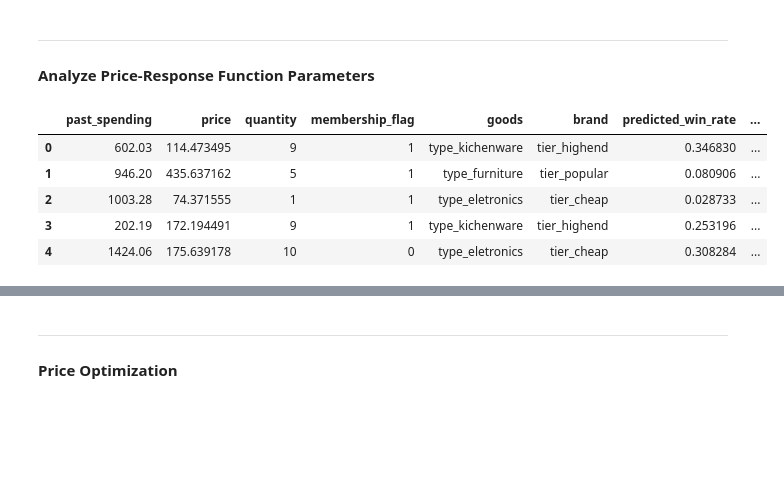
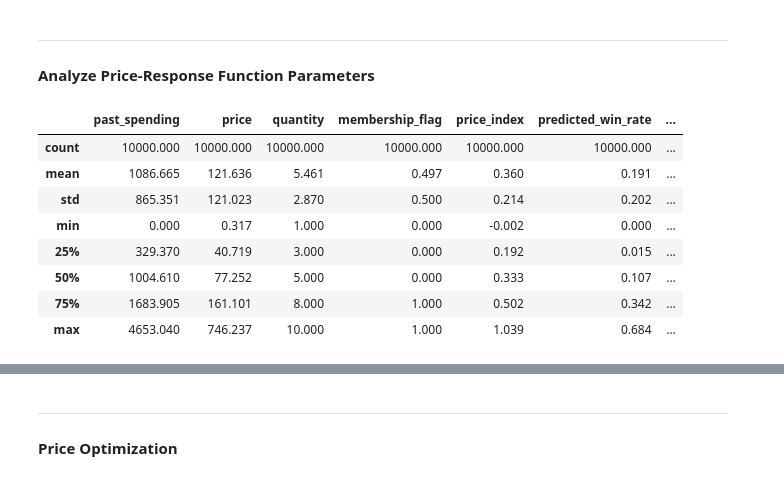
Before and after one commit to Q-shick/ecommerce_price_sensitivity, a Jupyter notebook: conversion-sensitivity-model.ipynb, the cells around one changed output, grey strips where cells are left out. Cells and saved outputs as stored; diff of their text form; code cells hidden in the pictures; blank space fills up the shorter version.

```diff
--- a/conversion-sensitivity-model.ipynb
+++ b/conversion-sensitivity-model.ipynb
@@ -126,13 +126,13 @@ class BiasParam(nn.Module):
     def __init__(self):
         super(BiasParam, self).__init__()
         self.hidden_layer = nn.Linear(12, 5)
-        self.relu_activation = nn.ReLU()
+        self.tanh_activation = nn.Tanh()
         self.output_layer = nn.Linear(5, 1)
         self.elu_activation = nn.ELU()
 
     def forward(self, x):
         x = self.hidden_layer(x)
-        x = self.relu_activation(x)
+        x = self.tanh_activation(x)
         x = self.output_layer(x)
         x = self.elu_activation(x)
         return x
@@ -279,36 +279,40 @@ ___
 # %%
 categorical_features_test = pd.concat(
     [
         pd.from_dummies(X_test[[x for x in training_data.columns if "goods_type" in x]], sep="_"),
         pd.from_dummies(X_test[[x for x in training_data.columns if "brand_tier" in x]], sep="_"),
     ],
     axis=1,
 ).reset_index()
 
 pred_test_params = pd.DataFrame({
     "predicted_win_rate": pred_win_rate_test.ravel(),
     "max_win_rate_param": pred_max_win_rate_test.ravel(),
     "bias_param": pred_bias_test.ravel(),
     "sensitivity_param": pred_sensitivity_test.ravel(),
 })
 
 pred_analysis = pd.concat(
     [
         X_test[["past_spending", "price", "quantity", "membership_flag"]].reset_index(),
         categorical_features_test,
+        price_test["price"].reset_index().drop(columns="index").rename(columns={"price": "price_index"}),
         pred_test_params,
     ],
     axis=1
 ).drop(columns="index")
 
-pred_analysis.head()
+pred_analysis.describe().round(3)
 # %% [output]
-|  | past_spending | price | quantity | membership_flag | goods | brand | predicted_win_rate | ... |
-| 0 | 602.03 | 114.473495 | 9 | 1 | type_kichenware | tier_highend | 0.346830 | ... |
-| 1 | 946.20 | 435.637162 | 5 | 1 | type_furniture | tier_popular | 0.080906 | ... |
-| 2 | 1003.28 | 74.371555 | 1 | 1 | type_eletronics | tier_cheap | 0.028733 | ... |
-| 3 | 202.19 | 172.194491 | 9 | 1 | type_kichenware | tier_highend | 0.253196 | ... |
-| 4 | 1424.06 | 175.639178 | 10 | 0 | type_eletronics | tier_cheap | 0.308284 | ... |
+|  | past_spending | price | quantity | membership_flag | price_index | predicted_win_rate | ... |
+| count | 10000.000 | 10000.000 | 10000.000 | 10000.000 | 10000.000 | 10000.000 | ... |
+| mean | 1086.665 | 121.636 | 5.461 | 0.497 | 0.360 | 0.191 | ... |
+| std | 865.351 | 121.023 | 2.870 | 0.500 | 0.214 | 0.202 | ... |
+| min | 0.000 | 0.317 | 1.000 | 0.000 | -0.002 | 0.000 | ... |
+| 25% | 329.370 | 40.719 | 3.000 | 0.000 | 0.192 | 0.015 | ... |
+| 50% | 1004.610 | 77.252 | 5.000 | 0.000 | 0.333 | 0.107 | ... |
+| 75% | 1683.905 | 161.101 | 8.000 | 1.000 | 0.502 | 0.342 | ... |
+| max | 4653.040 | 746.237 | 10.000 | 1.000 | 1.039 | 0.684 | ... |
 # %%
 def price_response_function(params, price):
     return params[0] / (1 + np.exp(params[1] + params[2] * price))
```
Also changed, not shown: parts of 8 cells of this notebook.
